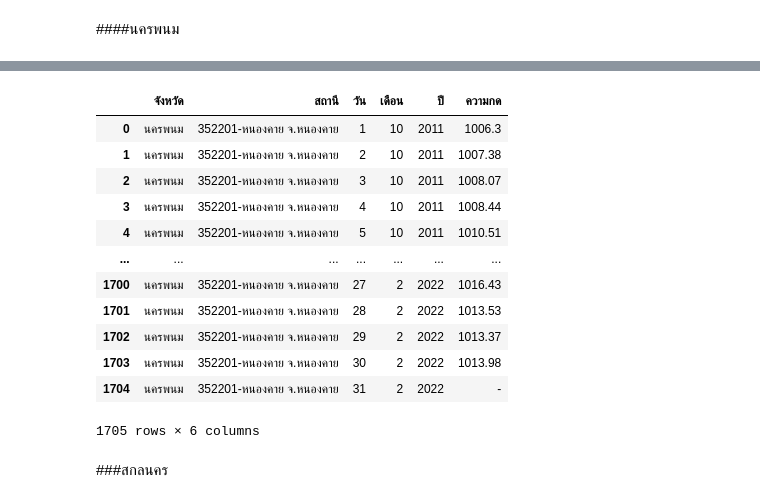
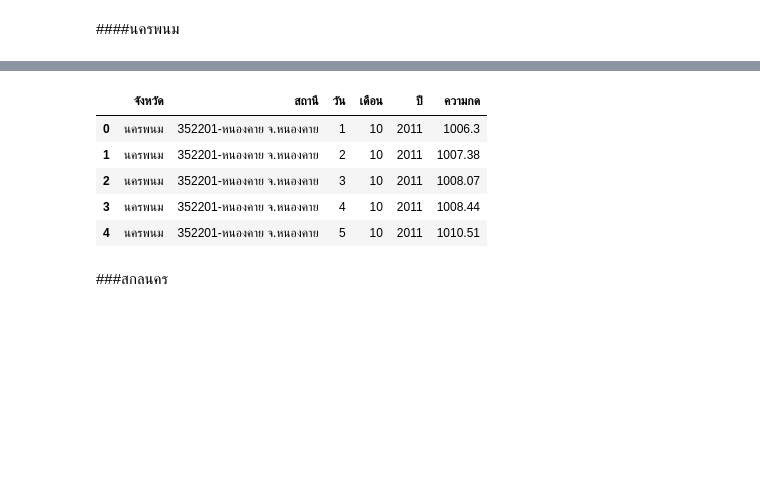
Before and after one commit to 1234567890qqqqqq/bsc_dpdm22, a Jupyter notebook: Quiz_Group_7_of_Midterm.ipynb, the cells around one changed output, grey strips where cells are left out. Drawn from its saved outputs; the diff is of its cells as text; code cells hidden in the pictures; blank space fills up the shorter version.

```diff
--- a/Quiz_Group_7_of_Midterm.ipynb
+++ b/Quiz_Group_7_of_Midterm.ipynb
@@ -1335,26 +1349,19 @@ a2.head()
 # %%
 a2['จังหวัด'] = "นครพนม"
 a2.set_index(['จังหวัด','สถานี','เดือน/ปี'],inplace=True)
 x2 = a2.stack().reset_index()
 x2.rename(columns = {'level_3':'วัน',0:'ความกด'}, inplace = True)
 x2['เดือน'] = x2['เดือน/ปี'].dt.month
 x2['ปี'] = x2['เดือน/ปี'].dt.year
 x2_1 = x2[['จังหวัด','สถานี','วัน','เดือน','ปี','ความกด']]
-x2_1
+x2_1.head()
 # %% [output]
 |  | จังหวัด | สถานี | วัน | เดือน | ปี | ความกด |
 | 0 | นครพนม | 352201-หนองคาย จ.หนองคาย | 1 | 10 | 2011 | 1006.3 |
 | 1 | นครพนม | 352201-หนองคาย จ.หนองคาย | 2 | 10 | 2011 | 1007.38 |
 | 2 | นครพนม | 352201-หนองคาย จ.หนองคาย | 3 | 10 | 2011 | 1008.07 |
 | 3 | นครพนม | 352201-หนองคาย จ.หนองคาย | 4 | 10 | 2011 | 1008.44 |
 | 4 | นครพนม | 352201-หนองคาย จ.หนองคาย | 5 | 10 | 2011 | 1010.51 |
-| ... | ... | ... | ... | ... | ... | ... |
-| 1700 | นครพนม | 352201-หนองคาย จ.หนองคาย | 27 | 2 | 2022 | 1016.43 |
-| 1701 | นครพนม | 352201-หนองคาย จ.หนองคาย | 28 | 2 | 2022 | 1013.53 |
-| 1702 | นครพนม | 352201-หนองคาย จ.หนองคาย | 29 | 2 | 2022 | 1013.37 |
-| 1703 | นครพนม | 352201-หนองคาย จ.หนองคาย | 30 | 2 | 2022 | 1013.98 |
-| 1704 | นครพนม | 352201-หนองคาย จ.หนองคาย | 31 | 2 | 2022 | - |
-1705 rows × 6 columns
 # %% [markdown]
 ###สกลนคร
 # %%
```
Also changed, not shown: parts of 8 cells of this notebook.
